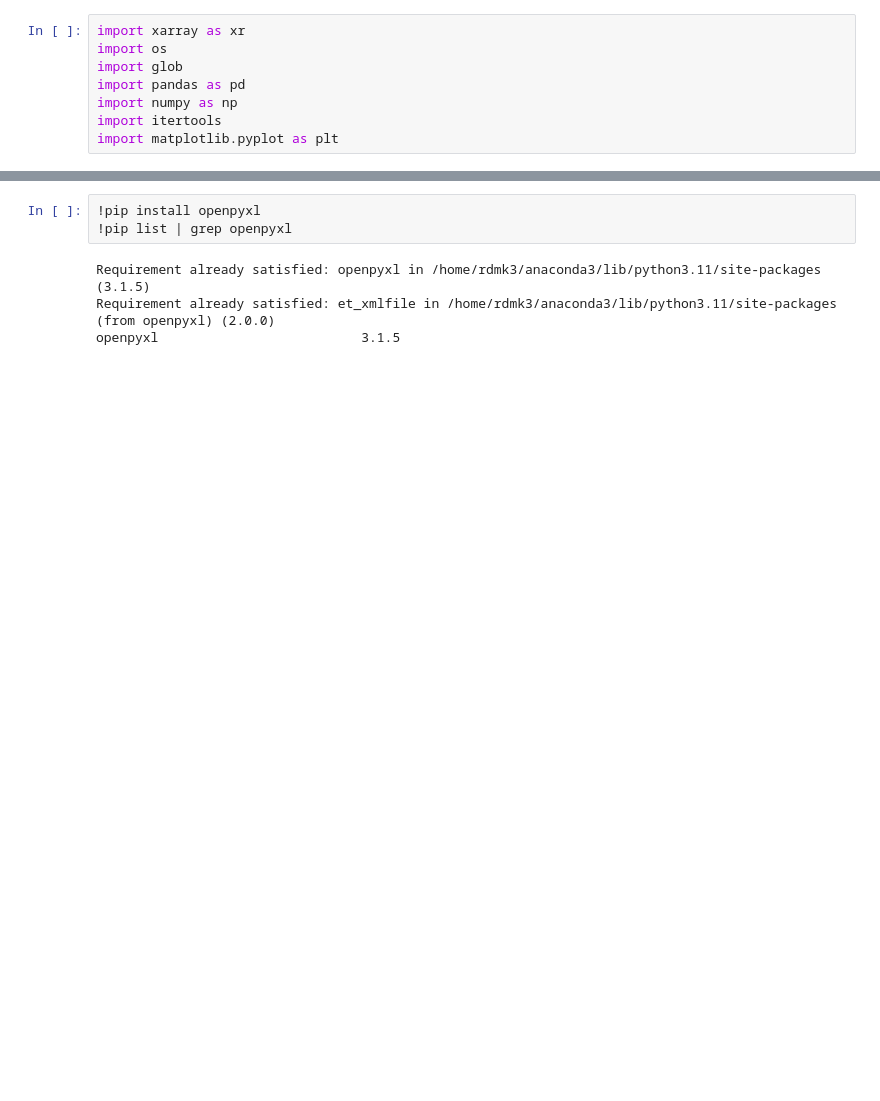
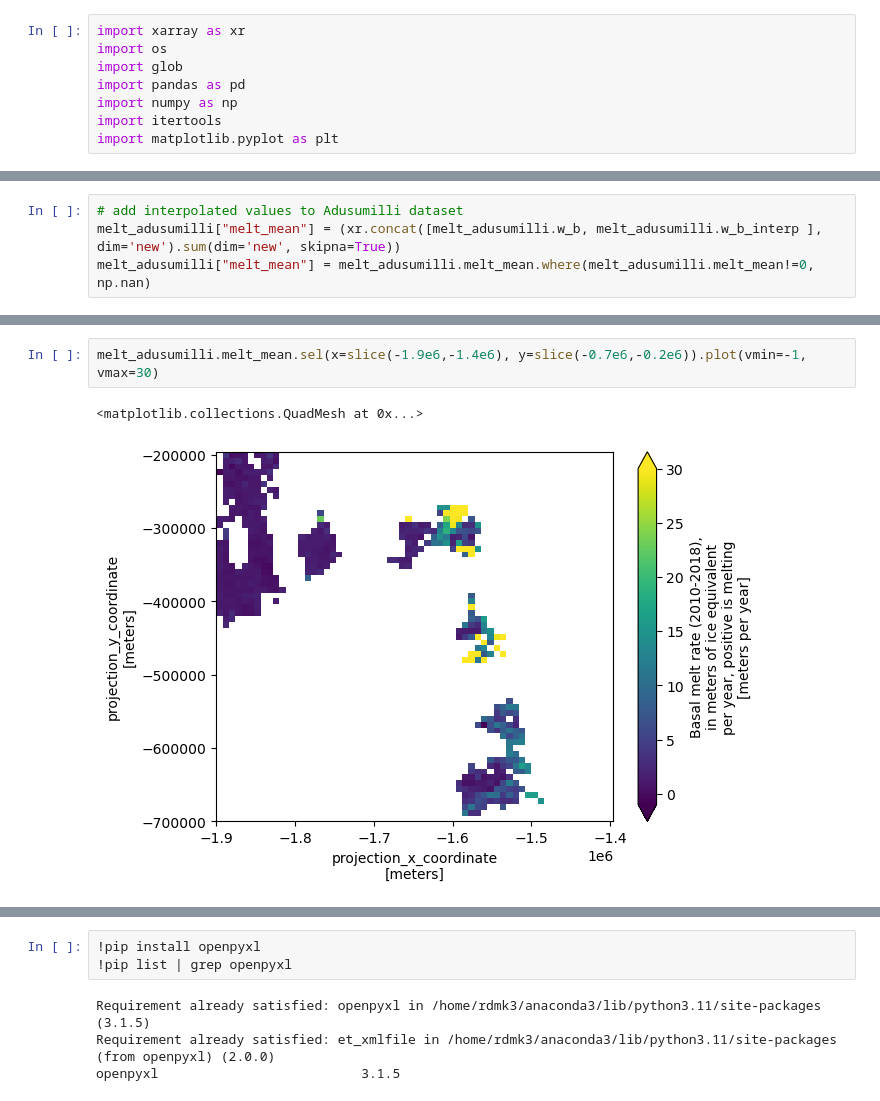
Before and after one commit to ismip/ismip7-antarctic-ocean-forcing, a Jupyter notebook: parameterisations/process_data/combine_melt_dataset_with_uncertainties.ipynb, the cells around one changed output, grey strips where cells are left out. Saved outputs shown, nothing was run; the diff lists cells and outputs as text; blank space fills up the shorter version.

```diff
--- a/parameterisations/process_data/combine_melt_dataset_with_uncertainties.ipynb
+++ b/parameterisations/process_data/combine_melt_dataset_with_uncertainties.ipynb
@@ -52,0 +36,4 @@ melt_data.to_netcdf(data_path+'/share_with_modellers/parameterisations/melt_paol
+# %%
+# add interpolated values to Adusumilli dataset
+melt_adusumilli["melt_mean"] = (xr.concat([melt_adusumilli.w_b, melt_adusumilli.w_b_interp ], dim='new').sum(dim='new', skipna=True))
+melt_adusumilli["melt_mean"] = melt_adusumilli.melt_mean.where(melt_adusumilli.melt_mean!=0, np.nan)
@@ -52,0 +66,5 @@ melt_data.to_netcdf(data_path+'/share_with_modellers/parameterisations/melt_paol
+# %%
+melt_adusumilli.melt_mean.sel(x=slice(-1.9e6,-1.4e6), y=slice(-0.7e6,-0.2e6)).plot(vmin=-1, vmax=30)
+# %% [output]
+<matplotlib.collections.QuadMesh at 0x...>
+[figure, added]
```
Also changed, not shown: parts of 95 cells of this notebook, 1 other file.
